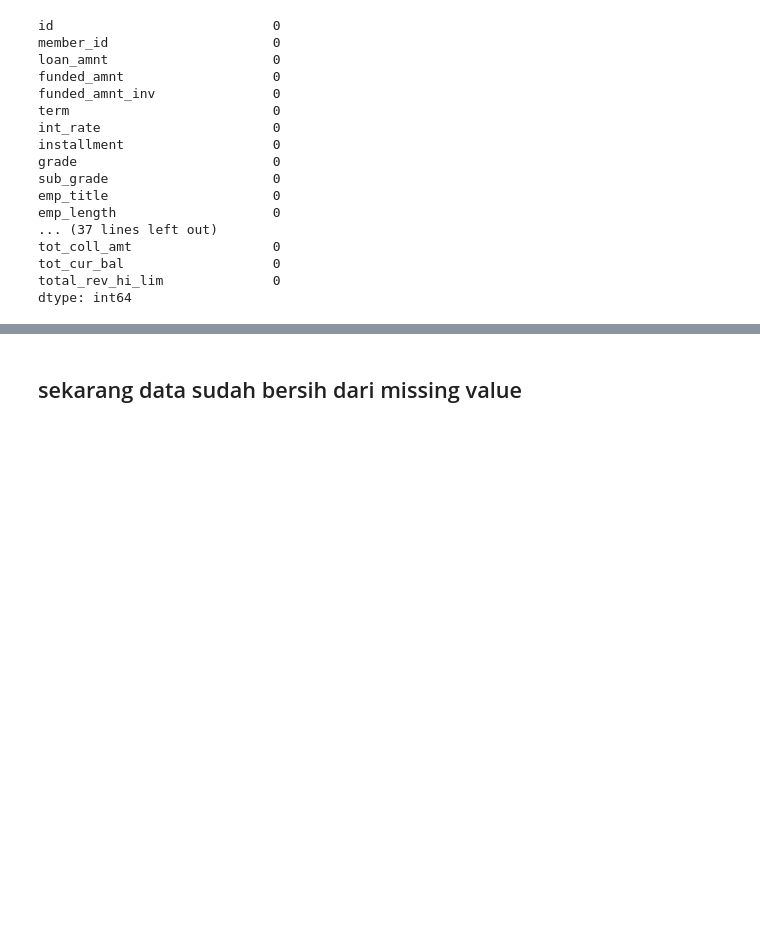
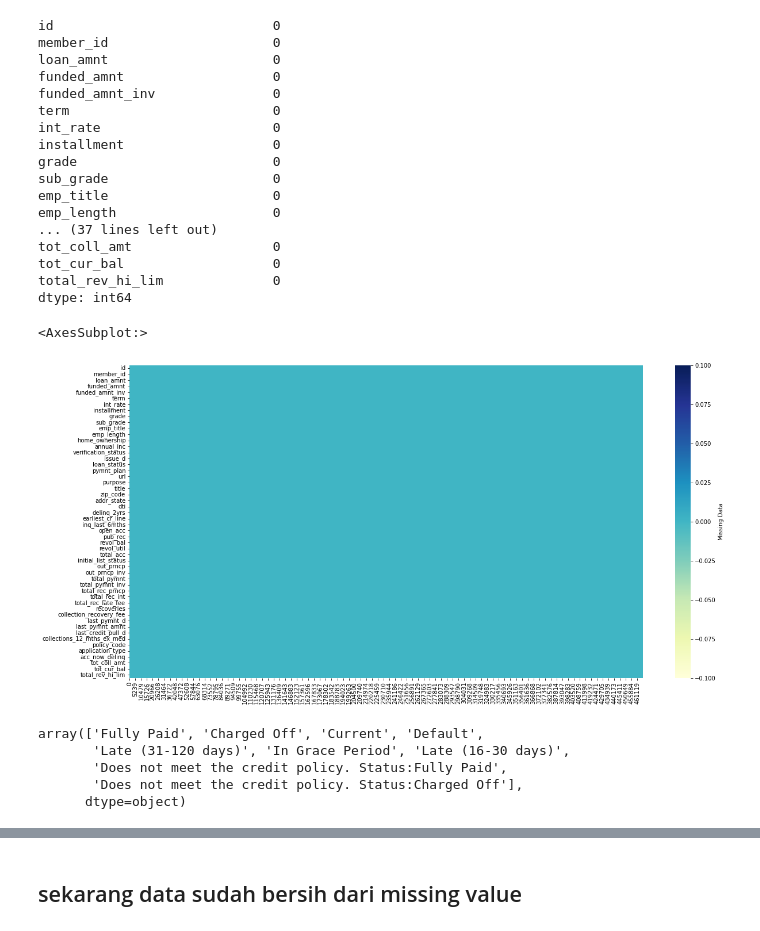
Before and after one commit to FransiscoReadyPermana/Credit-Risk-Prediction, a Jupyter notebook: test.ipynb, the cells around one changed output, grey strips where cells are left out. Cells and saved outputs as stored; diff of their text form; code cells hidden in the pictures; blank space fills up the shorter version.

```diff
--- a/test.ipynb
+++ b/test.ipynb
@@ -313,3 +321,19 @@ tot_coll_amt                  0
 tot_cur_bal                   0
 total_rev_hi_lim              0
 dtype: int64
+# %%
+plt.figure(figsize=(20,10))
+sns.heatmap(df.isna().T,
+            cmap="YlGnBu",
+            cbar_kws={'label': 'Missing Data'})
+# %% [output]
+<AxesSubplot:>
+[figure, added]
+# %%
+df['loan_status'].unique()
+# %% [output]
+array(['Fully Paid', 'Charged Off', 'Current', 'Default',
+       'Late (31-120 days)', 'In Grace Period', 'Late (16-30 days)',
+       'Does not meet the credit policy. Status:Fully Paid',
+       'Does not meet the credit policy. Status:Charged Off'],
+      dtype=object)
```
Also changed, not shown: parts of 9 cells of this notebook.
